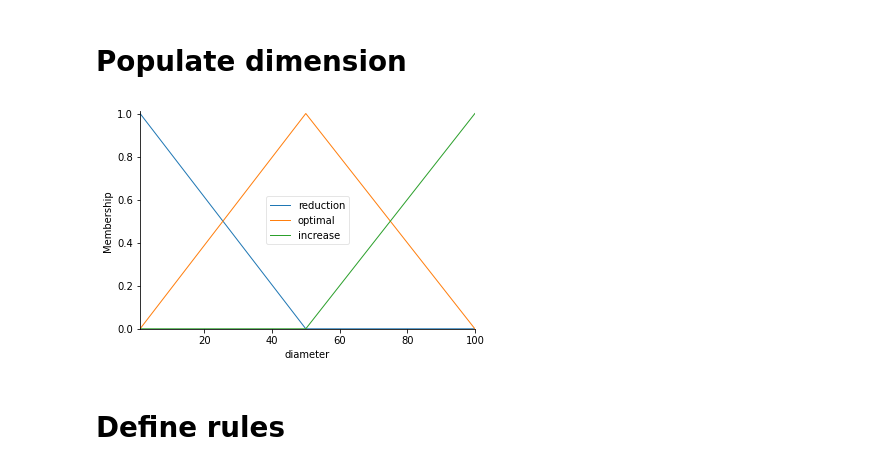
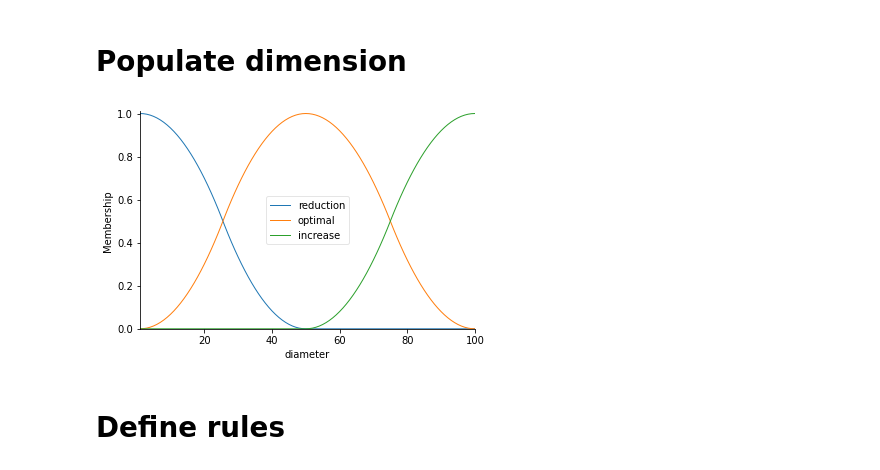
Before and after one commit to BuczynskiRafal/pipe_calculations, a Jupyter notebook: fizzy.ipynb, the cells around one changed output. Drawn from its saved outputs; the diff is of its cells as text; code cells hidden in the pictures.

```diff
--- a/fizzy.ipynb
+++ b/fizzy.ipynb
@@ -250,13 +246,13 @@ velocity.view()
 # %% [markdown]
 # Populate dimension
 # %%
-diameter['reduction'] = fuzz.trimf(diameter.universe, [1, 1, 50])
-diameter['optimal'] = fuzz.trimf(diameter.universe, [1, 50, 100])
-diameter['increase'] = fuzz.trimf(diameter.universe, [50, 100, 100])
+diameter['reduction'] = fuzz.zmf(diameter.universe, 1, 50)
+diameter['optimal'] = fuzz.pimf(diameter.universe, 1, 50, 50, 100)
+diameter['increase'] = fuzz.smf(diameter.universe, 50, 100)
 
 diameter.view()
 # %% [output]
-[figure, old version]
+[figure, new version]
 # %% [markdown]
 # Define rules
 # %%
```
Also changed, not shown: parts of 12 cells of this notebook.
